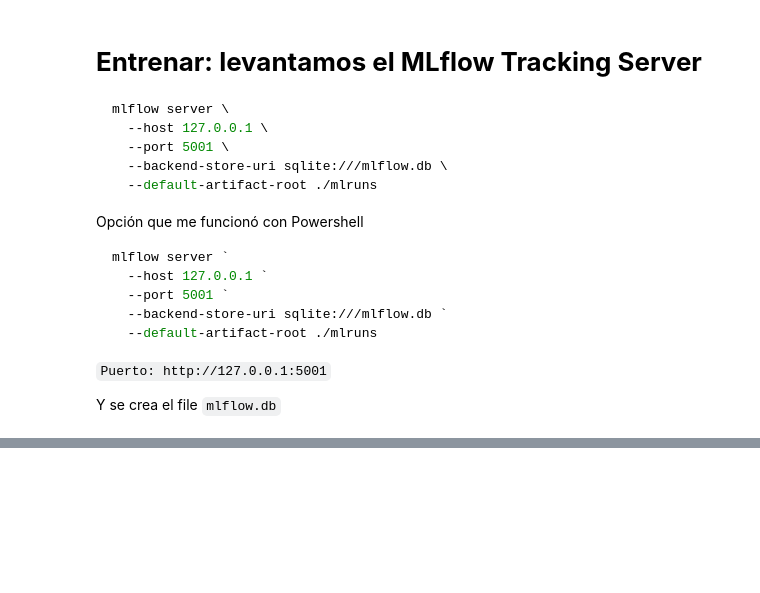
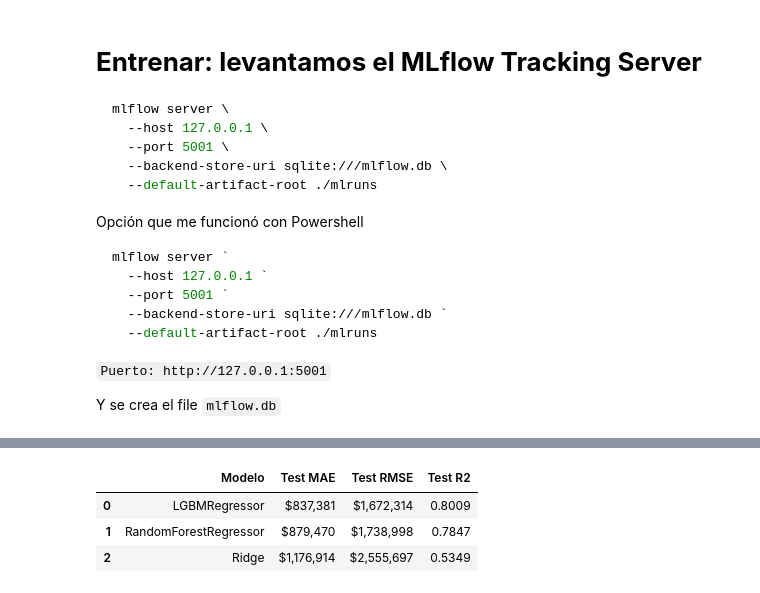
Before and after one commit to EloisaCB43/Proyecto2_ML, a Jupyter notebook: notebooks/train_mlflow_optuna.ipynb, the cells around one changed output, grey strips where cells are left out. Drawn from its saved outputs; the diff is of its cells as text; code cells hidden in the pictures; blank space fills up the shorter version.

```diff
--- a/notebooks/train_mlflow_optuna.ipynb
+++ b/notebooks/train_mlflow_optuna.ipynb
@@ -400,0 +605,25 @@ ImportError: cannot import name 'service' from 'google.protobuf' (c:\Users\elois
+# %%
+# Evaluación final del mejor RandomForest en test
+
+best_rf_pipeline = Pipeline(
+    steps=[
+        ("preprocessor", tree_preprocessor),
+        ("model", TransformedTargetRegressor(
+            regressor=RandomForestRegressor(**study_rf.best_params, random_state=42, n_jobs=-1),
+            transformer=PowerTransformer(method="yeo-johnson")
+        ))
+    ]
+)
+
+best_rf_pipeline.fit(X_train, y_train)
+
+y_pred_test_rf = best_rf_pipeline.predict(X_test)
+
+test_mae_rf = mean_absolute_error(y_test, y_pred_test_rf)
+test_rmse_rf = mean_squared_error(y_test, y_pred_test_rf) ** 0.5
+test_r2_rf = r2_score(y_test, y_pred_test_rf)
+
+print("RandomForestRegressor")
+print("Test MAE:", test_mae_rf)
+print("Test RMSE:", test_rmse_rf)
+print("Test R2:", test_r2_rf)
@@ -400,0 +912,12 @@ ImportError: cannot import name 'service' from 'google.protobuf' (c:\Users\elois
+# %%
+# Formatear para presentación
+resultados_finales["Test MAE"] = resultados_finales["Test MAE"].apply(lambda x: f"${x:,.0f}")
+resultados_finales["Test RMSE"] = resultados_finales["Test RMSE"].apply(lambda x: f"${x:,.0f}")
+resultados_finales["Test R2"] = resultados_finales["Test R2"].apply(lambda x: f"{x:.4f}")
+
+resultados_finales
+# %% [output]
+|  | Modelo | Test MAE | Test RMSE | Test R2 |
+| 0 | LGBMRegressor | $837,381 | $1,672,314 | 0.8009 |
+| 1 | RandomForestRegressor | $879,470 | $1,738,998 | 0.7847 |
+| 2 | Ridge | $1,176,914 | $2,555,697 | 0.5349 |
```
Also changed, not shown: parts of 22 cells of this notebook.
